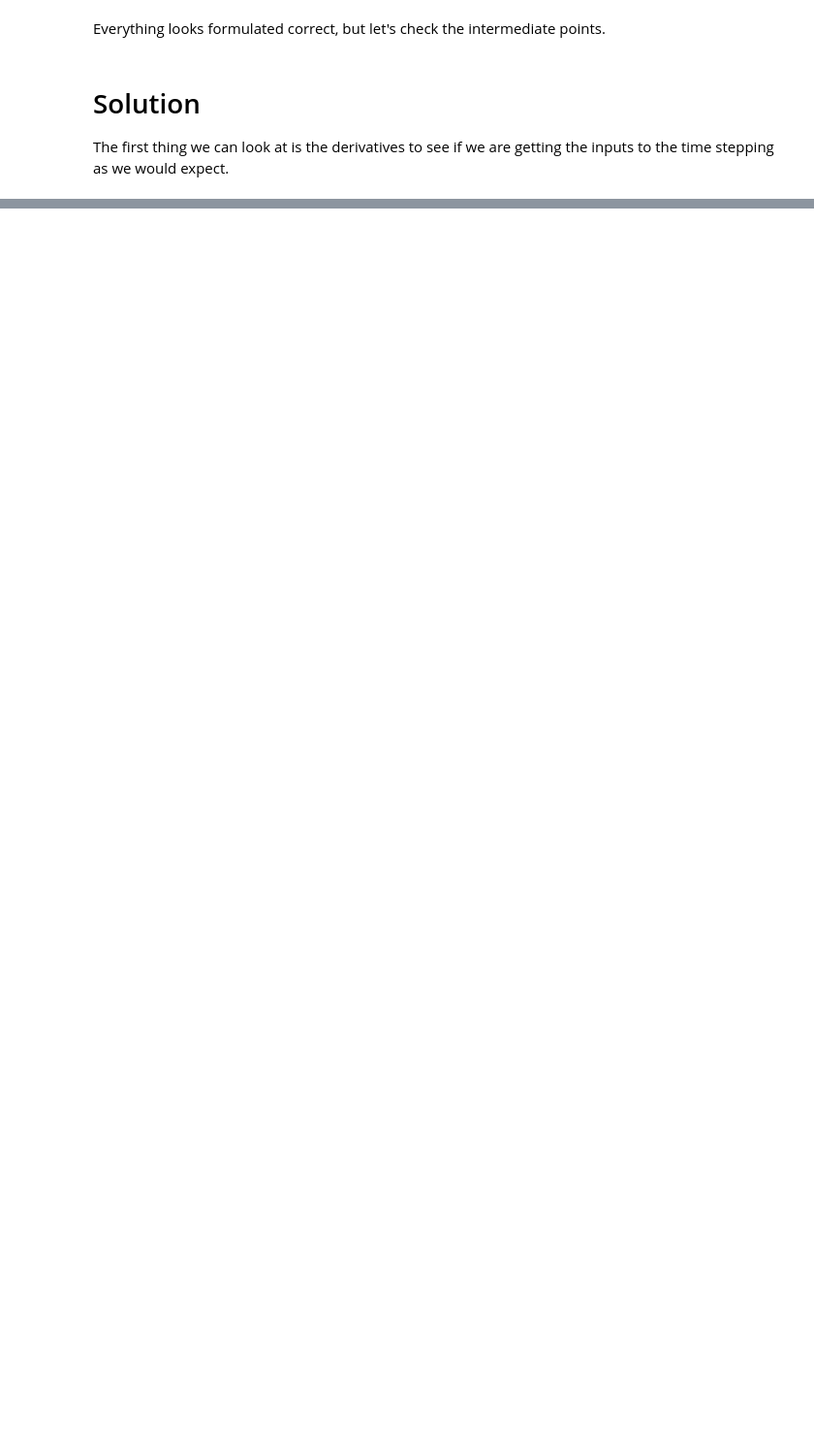
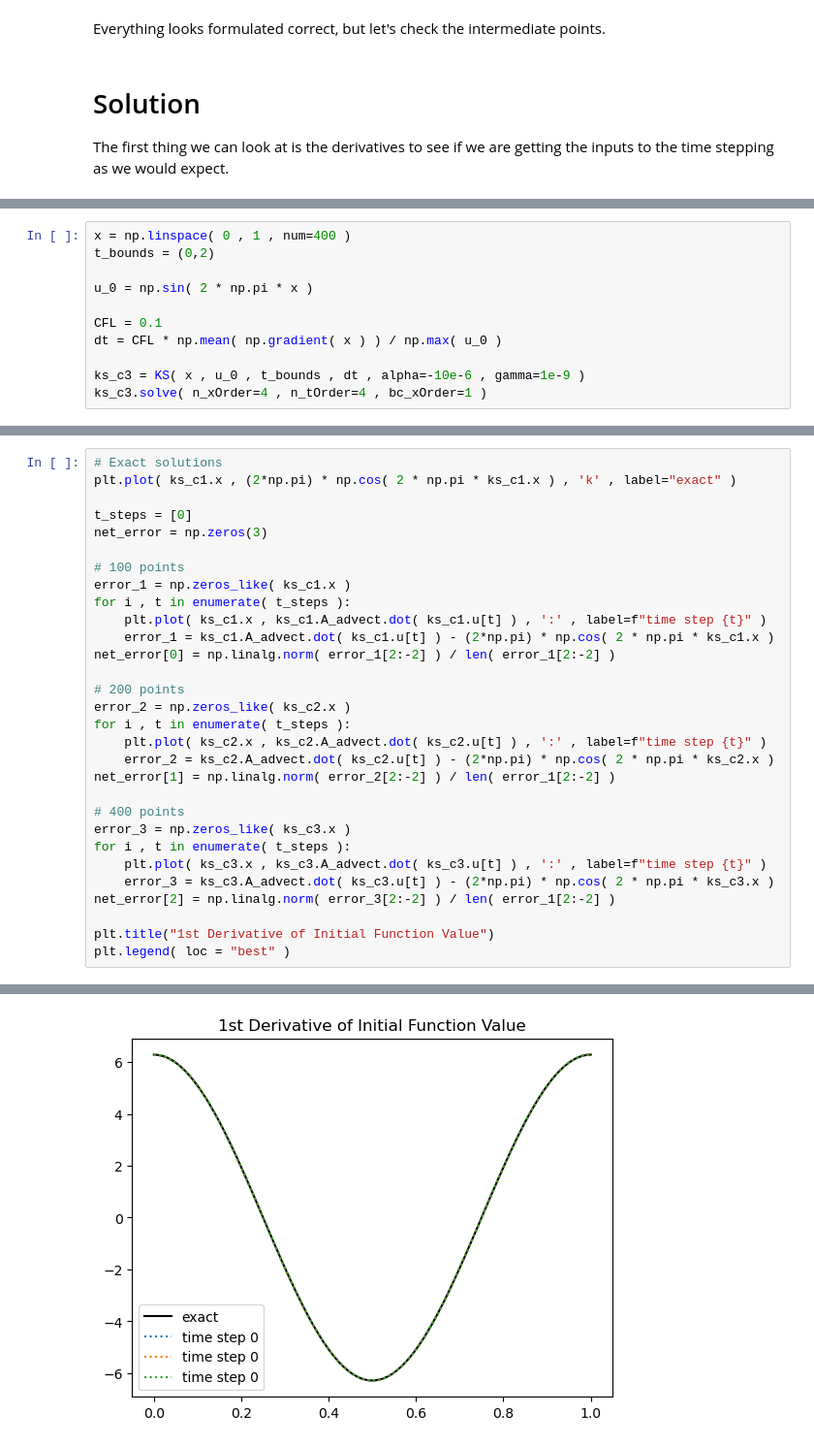
Before and after one commit to mhland10/me5653_CFD_repo, a Jupyter notebook: project/project_notebook.ipynb, the cells around one changed output, grey strips where cells are left out. Shown: that part at 97% size. Drawn from its saved outputs; the diff is of its cells as text; blank space fills up the shorter version.

```diff
--- a/project/project_notebook.ipynb
+++ b/project/project_notebook.ipynb
@@ -261,0 +358,11 @@ plt.show()
+# %%
+x = np.linspace( 0 , 1 , num=400 )
+t_bounds = (0,2)
+
+u_0 = np.sin( 2 * np.pi * x )
+
+CFL = 0.1
+dt = CFL * np.mean( np.gradient( x ) ) / np.max( u_0 )
+
+ks_c3 = KS( x , u_0 , t_bounds , dt , alpha=-10e-6 , gamma=1e-9 )
+ks_c3.solve( n_xOrder=4 , n_tOrder=4 , bc_xOrder=1 )
@@ -261,0 +389,31 @@ plt.show()
+# %%
+# Exact solutions
+plt.plot( ks_c1.x , (2*np.pi) * np.cos( 2 * np.pi * ks_c1.x ) , 'k' , label="exact" )
+
+t_steps = [0]
+net_error = np.zeros(3)
+
+# 100 points
+error_1 = np.zeros_like( ks_c1.x )
+for i , t in enumerate( t_steps ):
+    plt.plot( ks_c1.x , ks_c1.A_advect.dot( ks_c1.u[t] ) , ':' , label=f"time step {t}" )
+    error_1 = ks_c1.A_advect.dot( ks_c1.u[t] ) - (2*np.pi) * np.cos( 2 * np.pi * ks_c1.x )
+net_error[0] = np.linalg.norm( error_1[2:-2] ) / len( error_1[2:-2] )
+
+# 200 points
+error_2 = np.zeros_like( ks_c2.x )
+for i , t in enumerate( t_steps ):
+    plt.plot( ks_c2.x , ks_c2.A_advect.dot( ks_c2.u[t] ) , ':' , label=f"time step {t}" )
+    error_2 = ks_c2.A_advect.dot( ks_c2.u[t] ) - (2*np.pi) * np.cos( 2 * np.pi * ks_c2.x )
+net_error[1] = np.linalg.norm( error_2[2:-2] ) / len( error_1[2:-2] )
+
+# 400 points
+error_3 = np.zeros_like( ks_c3.x )
+for i , t in enumerate( t_steps ):
+    plt.plot( ks_c3.x , ks_c3.A_advect.dot( ks_c3.u[t] ) , ':' , label=f"time step {t}" )
+    error_3 = ks_c3.A_advect.dot( ks_c3.u[t] ) - (2*np.pi) * np.cos( 2 * np.pi * ks_c3.x )
+net_error[2] = np.linalg.norm( error_3[2:-2] ) / len( error_1[2:-2] )
+
+plt.title("1st Derivative of Initial Function Value")
+plt.legend( loc = "best" )
+# %% [output]
@@ -261,0 +421 @@ plt.show()
+[figure, added]
```
Also changed, not shown: parts of 44 cells of this notebook, 7 other files.
